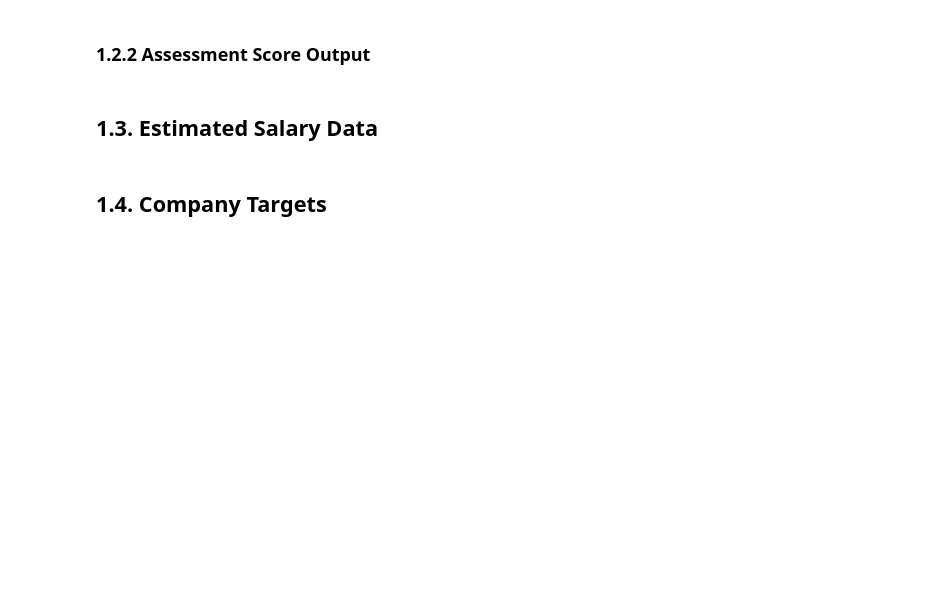
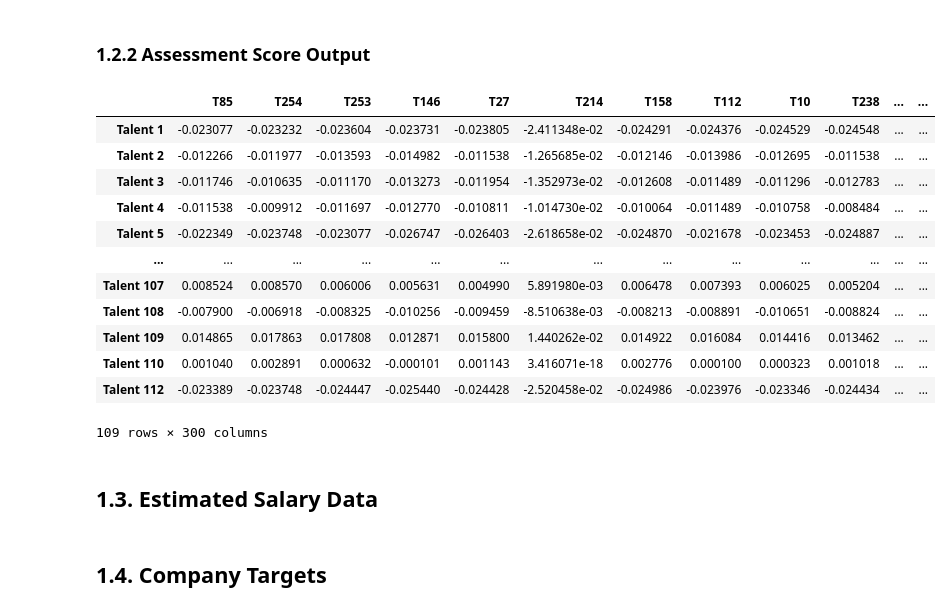
Before and after one commit to TK-Bunga-Matahari/shinchan, a Jupyter notebook: project1_task-management/solution/competency_assesment/manpower_planning.ipynb, the cells around one changed output. Saved outputs shown, nothing was run; the diff lists cells and outputs as text; code cells hidden in the pictures; blank space fills up the shorter version.

```diff
--- a/project1_task-management/solution/competency_assesment/manpower_planning.ipynb
+++ b/project1_task-management/solution/competency_assesment/manpower_planning.ipynb
@@ -95,8 +111,22 @@ result_moo.head()
 # %% [markdown]
 ### 1.2.2 Assessment Score Output
 # %%
-score = pd.read_csv('./output_VM/3_gap_0.025/score.csv', index_col=[0])
-score
+score_df = pd.read_csv('./output_VM/3_gap_0.025/score.csv', index_col=[0])
+score_df
+# %% [output]
+|  | T85 | T254 | T253 | T146 | T27 | T214 | T158 | T112 | T10 | T238 | ... | ... |
+| Talent 1 | -0.023077 | -0.023232 | -0.023604 | -0.023731 | -0.023805 | -2.411348e-02 | -0.024291 | -0.024376 | -0.024529 | -0.024548 | ... | ... |
+| Talent 2 | -0.012266 | -0.011977 | -0.013593 | -0.014982 | -0.011538 | -1.265685e-02 | -0.012146 | -0.013986 | -0.012695 | -0.011538 | ... | ... |
+| Talent 3 | -0.011746 | -0.010635 | -0.011170 | -0.013273 | -0.011954 | -1.352973e-02 | -0.012608 | -0.011489 | -0.011296 | -0.012783 | ... | ... |
+| Talent 4 | -0.011538 | -0.009912 | -0.011697 | -0.012770 | -0.010811 | -1.014730e-02 | -0.010064 | -0.011489 | -0.010758 | -0.008484 | ... | ... |
+| Talent 5 | -0.022349 | -0.023748 | -0.023077 | -0.026747 | -0.026403 | -2.618658e-02 | -0.024870 | -0.021678 | -0.023453 | -0.024887 | ... | ... |
+| ... | ... | ... | ... | ... | ... | ... | ... | ... | ... | ... | ... | ... |
+| Talent 107 | 0.008524 | 0.008570 | 0.006006 | 0.005631 | 0.004990 | 5.891980e-03 | 0.006478 | 0.007393 | 0.006025 | 0.005204 | ... | ... |
+| Talent 108 | -0.007900 | -0.006918 | -0.008325 | -0.010256 | -0.009459 | -8.510638e-03 | -0.008213 | -0.008891 | -0.010651 | -0.008824 | ... | ... |
+| Talent 109 | 0.014865 | 0.017863 | 0.017808 | 0.012871 | 0.015800 | 1.440262e-02 | 0.014922 | 0.016084 | 0.014416 | 0.013462 | ... | ... |
+| Talent 110 | 0.001040 | 0.002891 | 0.000632 | -0.000101 | 0.001143 | 3.416071e-18 | 0.002776 | 0.000100 | 0.000323 | 0.001018 | ... | ... |
+| Talent 112 | -0.023389 | -0.023748 | -0.024447 | -0.025440 | -0.024428 | -2.520458e-02 | -0.024986 | -0.023976 | -0.023346 | -0.024434 | ... | ... |
+109 rows × 300 columns
 # %% [markdown]
 ## 1.3. Estimated Salary Data
 # %%
```
Also changed, not shown: parts of 46 cells of this notebook.
